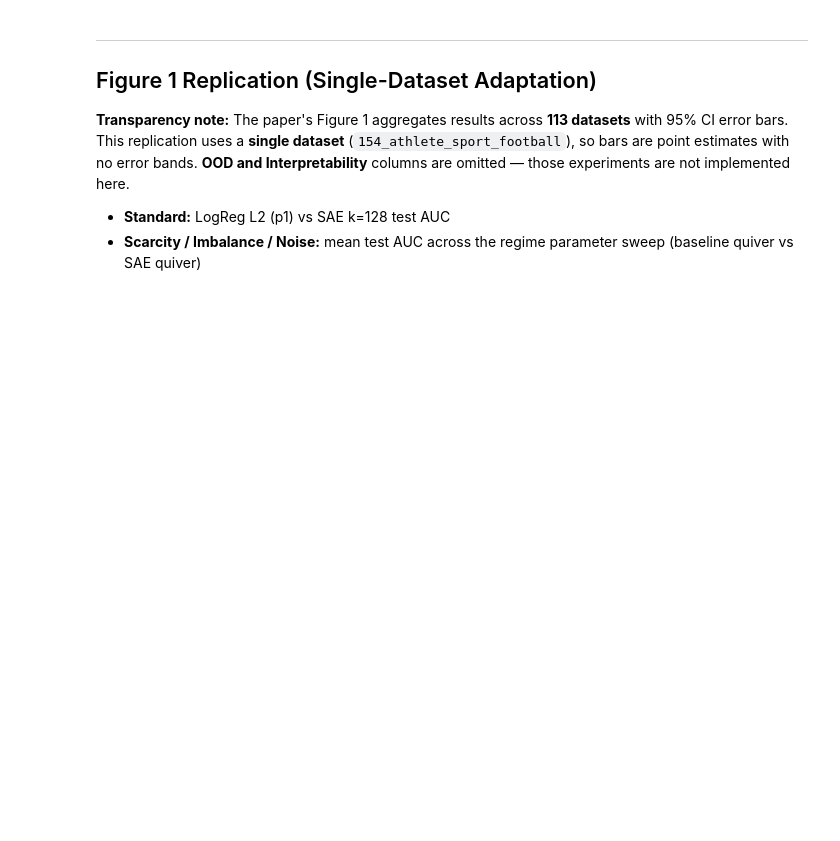
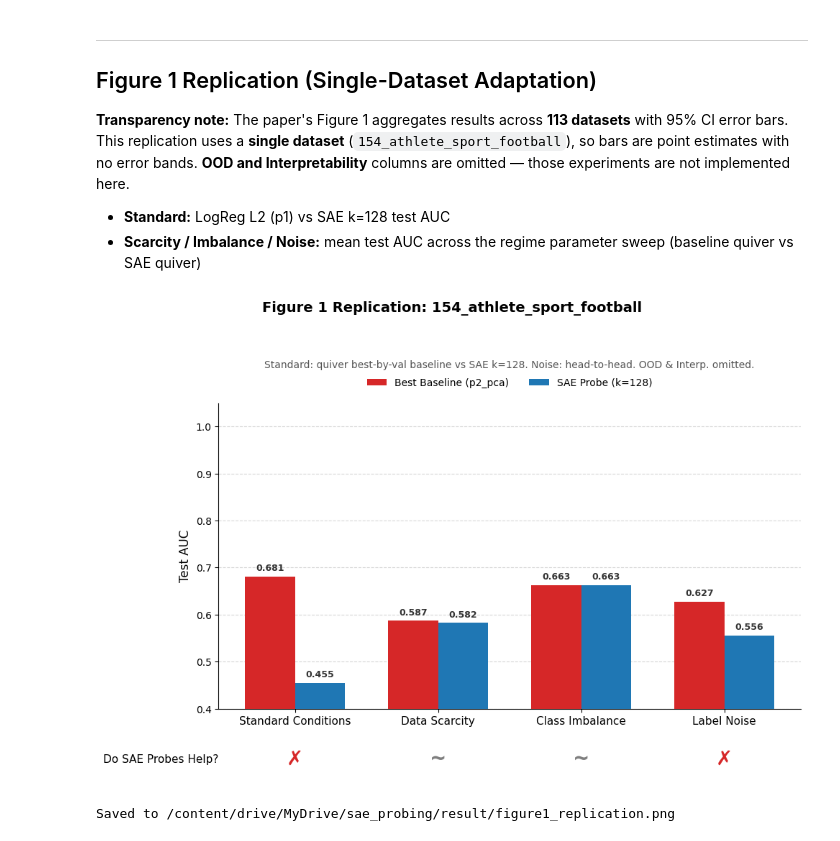
Before and after one commit to sudikshyapant/sae_probing, a Jupyter notebook: sae_probing.ipynb, the cells around one changed output. Cells and saved outputs as stored; diff of their text form; code cells hidden in the pictures; blank space fills up the shorter version.

Commit message:
Updated results

```diff
--- a/sae_probing.ipynb
+++ b/sae_probing.ipynb
@@ -562,11 +589,11 @@ def _nanmean(lst):
 
 # Standard conditions: quiver best-by-val for baseline; direct SAE k=128
 _std_baseline_key, _std_baseline_res = best_in_quiver(baseline_results)
-regime_labels = ["Standard
-Conditions", "Data
-Scarcity", "Class
-Imbalance", "Label
-Noise"]
+regime_labels = ["Standard Conditions",
+"Data Scarcity",
+"Class Imbalance",
+"Label Noise"
+]
 
 baseline_aucs = [
     _std_baseline_res["test_auc"],    # best baseline by val AUC (quiver)
@@ -593,52 +620,58 @@ RED  = "#d62728"
 BLUE = "#1f77b4"
 x    = np.arange(len(regime_labels))
 w    = 0.35
 
 fig, (ax_main, ax_help) = plt.subplots(
-    2, 1, figsize=(7, 5.5),
-    gridspec_kw={"height_ratios": [6, 1]},
+    2, 1, figsize=(10, 6.5),
+    gridspec_kw={"height_ratios": [7, 1]},
 )
 
-ax_main.bar(x - w / 2, baseline_aucs, w, color=RED,  label=f"Best Baseline ({_std_baseline_key})", zorder=3)
-ax_main.bar(x + w / 2, sae_aucs,      w, color=BLUE, label="SAE Probe (k=128)",   zorder=3)
+bars_baseline = ax_main.bar(x - w / 2, baseline_aucs, w, color=RED,  label=f"Best Baseline ({_std_baseline_key})", zorder=3)
+bars_sae = ax_main.bar(x + w / 2, sae_aucs,      w, color=BLUE, label="SAE Probe (k=128)",   zorder=3)
 
 for xi, (b, s) in enumerate(zip(baseline_aucs, sae_aucs)):
-    ax_main.text(xi - w / 2, b + 0.005, f"{b:.3f}", ha="center", va="bottom", fontsize=8)
-    ax_main.text(xi + w / 2, s + 0.005, f"{s:.3f}", ha="center", va="bottom", fontsize=8)
+    ax_main.text(xi - w / 2, b + 0.008, f"{b:.3f}", ha="center", va="bottom", fontsize=9, fontweight='bold', color='#333333')
+    ax_main.text(xi + w / 2, s + 0.008, f"{s:.3f}", ha="center", va="bottom", fontsize=9, fontweight='bold', color='#333333')
 
-ax_main.set_ylim(0.5, 1.0)
-ax_main.set_ylabel("Test AUC", fontsize=11)
+ax_main.set_ylim(0.4, 1.05)
+ax_main.set_ylabel("Test AUC", fontsize=12, fontweight='medium')
 ax_main.set_xticks(x)
-ax_main.set_xticklabels(regime_labels, fontsize=10)
-ax_main.yaxis.grid(True, linestyle="--", alpha=0.4, zorder=0)
+ax_main.set_xticklabels(regime_labels, fontsize=11)
+ax_main.yaxis.grid(True, linestyle="--", alpha=0.5, zorder=0)
 ax_main.set_axisbelow(True)
-ax_main.legend(fontsize=9, loc="upper right")
+
+
+ax_main.spines['top'].set_visible(False)
+ax_main.spines['right'].set_visible(False)
+
+ax_main.legend(fontsize=10, loc="lower center", bbox_to_anchor=(0.5, 1.02), ncol=2, frameon=False)
+
+fig.suptitle("Figure 1 Replication: 154_athlete_sport_football", fontsize=14, fontweight='bold', y=1.05)
 ax_main.set_title(
-    "Figure 1 replication — 154_athlete_sport_football (single dataset)
-"
-    "Standard: quiver best-by-val baseline vs SAE k=128. Noise = head-to-head (quiver invalid). "
-    "OOD & Interp. omitted.",
-    fontsize=8.5, color="gray",
+    "Standard: quiver best-by-val baseline vs SAE k=128. Noise: head-to-head. OOD & Interp. omitted.",
+    fontsize=10, color="#555555", pad=35
 )
 
 # ── bottom row ────────────────────────────────────────────────────────────────
 ax_help.set_xlim(ax_main.get_xlim())
 ax_help.set_ylim(0, 1)
 ax_help.axis("off")
 
-ax_help.text(-0.55, 0.5, "Do SAE
-Probes Help?",
-             ha="right", va="center", fontsize=8,
+ax_help.text(0, 0.5, "Do SAE Probes Help?",
+             ha="right", va="center", fontsize=11, fontweight='medium',
              transform=ax_help.get_yaxis_transform())
 
-symbol_color = {"✗": "red", "~": "gray", "✓": "green"}
+symbol_color = {"✗": "#d62728", "~": "#7f7f7f", "✓": "#2ca02c"}
 for xi, sym in enumerate(help_row):
     ax_help.text(xi, 0.5, sym, ha="center", va="center",
-                 fontsize=16, color=symbol_color[sym], fontweight="bold",
+                 fontsize=20, color=symbol_color[sym], fontweight="bold",
                  transform=ax_help.transData)
 
-plt.tight_layout(h_pad=0.3)
+plt.tight_layout()
 fig1_path = CONFIG["results_dir"] / "figure1_replication.png"
 fig.savefig(fig1_path, dpi=150, bbox_inches="tight")
 plt.show()
 print(f"Saved to {fig1_path}")
+# %% [output]
+[figure, added]
+Saved to /content/drive/MyDrive/sae_probing/result/figure1_replication.png
```
Also changed, not shown: parts of 21 cells of this notebook.
